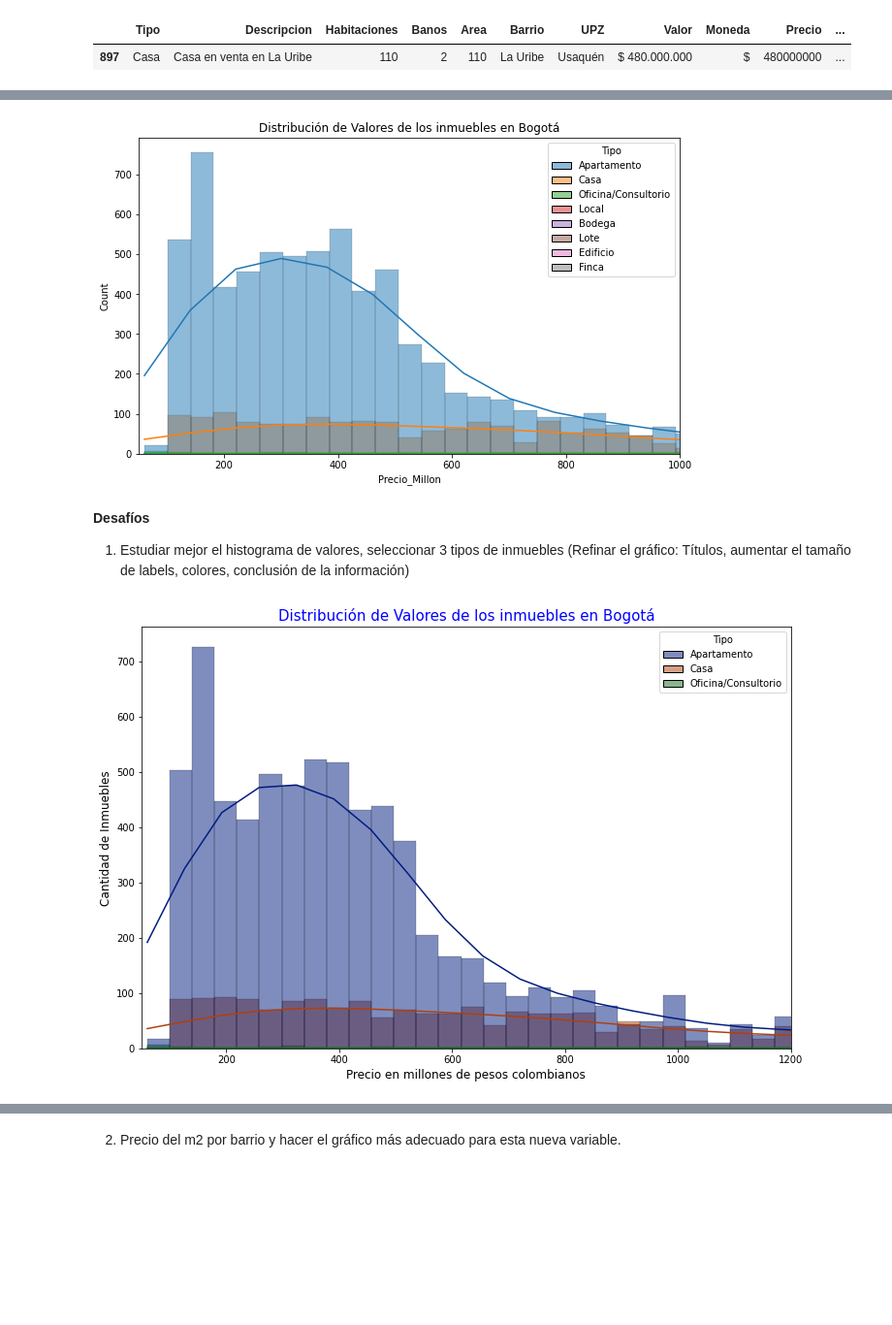
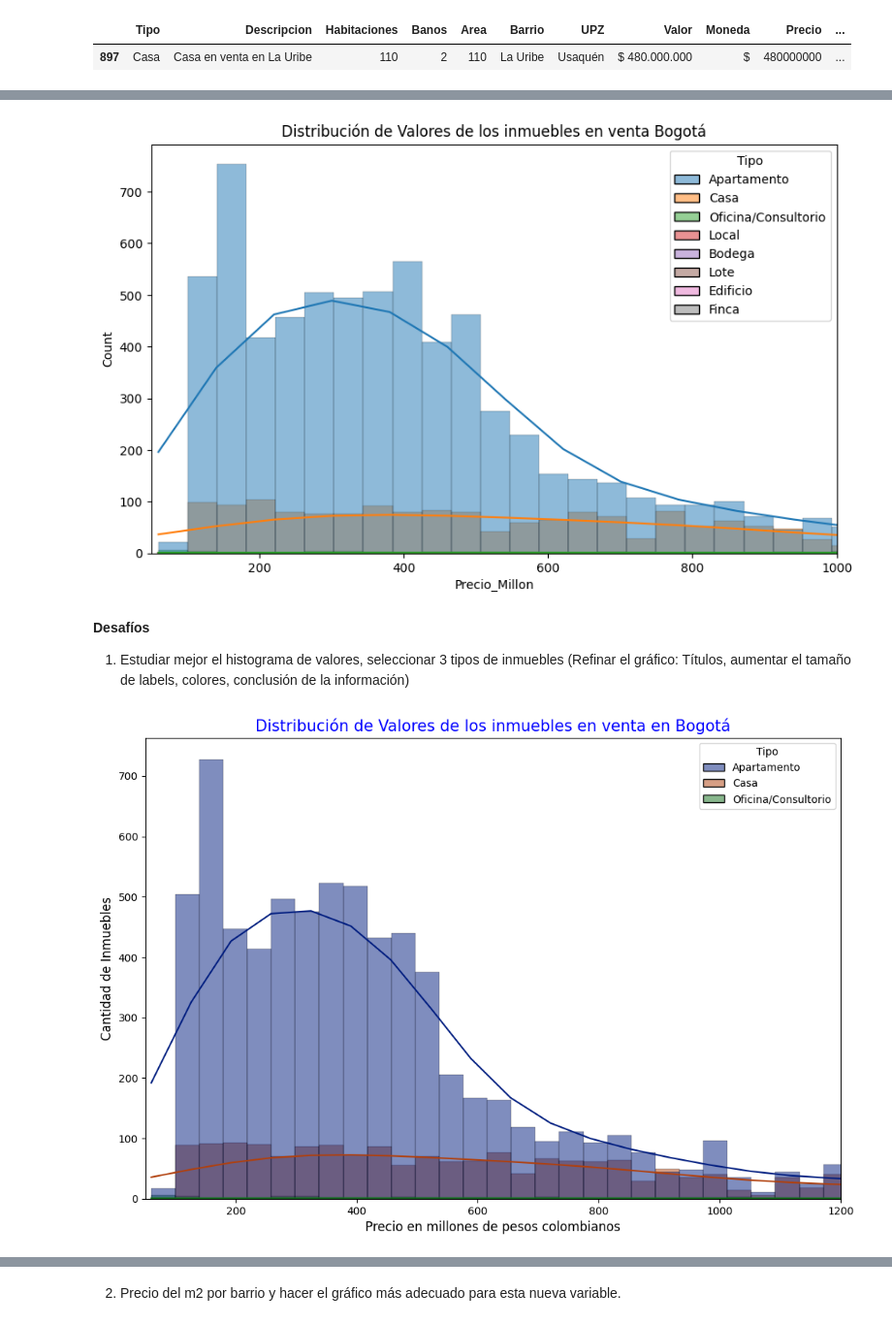
Before and after one commit to LiliGC/Inmersion_datos_Python, a Jupyter notebook: Inmersion_aula_2.ipynb, the cells around one changed output, grey strips where cells are left out. Shown: that part at 97% size. Saved outputs shown, nothing was run; the diff lists cells and outputs as text; code cells hidden in the pictures; blank space fills up the shorter version.

```diff
--- a/Inmersion_aula_2.ipynb
+++ b/Inmersion_aula_2.ipynb
@@ -399,12 +399,12 @@ import seaborn as sns
 
 plt.figure(figsize=(10,6))
 grafica = sns.histplot(data=inmuebles, x='Precio_Millon', kde=True, hue='Tipo')
-grafica.set_title('Distribución de Valores de los inmuebles en Bogotá')
+grafica.set_title('Distribución de Valores de los inmuebles en venta Bogotá')
 plt.xlim((50,1000))
 plt.savefig('/content/drive/MyDrive/inmersion_datos/valor_inmuebles.png',format='png')
 plt.show()
 # %% [output]
-[figure, old version]
+[figure, new version]
 # %% [markdown]
 **Desafíos**
 
@@ -412,17 +412,17 @@ plt.show()
 # %%
 import matplotlib.pyplot as plt
 import seaborn as sns
 
 tipos=['Apartamento', 'Casa', 'Oficina/Consultorio']
 inmuebles_seleccionados = inmuebles[(inmuebles.Tipo == tipos[0]) | (inmuebles.Tipo == tipos[1]) | (inmuebles.Tipo == tipos[2])]
 plt.figure(figsize=(12,8), edgecolor='black')
 grafica = sns.histplot(data=inmuebles_seleccionados, x='Precio_Millon', kde=True, hue='Tipo', palette='dark')
-grafica.set_title('Distribución de Valores de los inmuebles en Bogotá', fontsize= 15, color= 'blue')
+grafica.set_title('Distribución de Valores de los inmuebles en venta en Bogotá', fontsize= 15, color= 'blue')
 plt.xlabel('Precio en millones de pesos colombianos', fontsize=12)
 plt.ylabel('Cantidad de Inmuebles', fontsize=12)
 plt.xlim((50,1200))
 plt.savefig('/content/drive/MyDrive/inmersion_datos/valor_inmuebles_seleccionados.png',format='png')
 plt.show()
 # %% [output]
-[figure, old version]
+[figure, new version]
 # %% [markdown]
```
Also changed, not shown: parts of 13 cells of this notebook.
